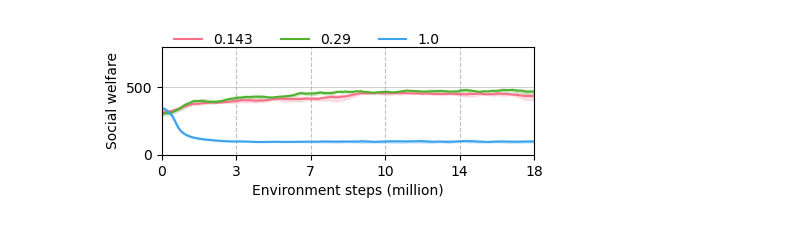
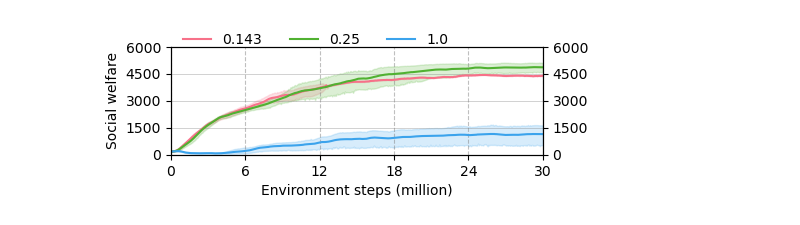
Before and after one commit to Muff2n/meltingpot, a Jupyter notebook: data/plot_results.ipynb, the cells around one changed output. Drawn from its saved outputs; the diff is of its cells as text; code cells hidden in the pictures.

```diff
--- a/data/plot_results.ipynb
+++ b/data/plot_results.ipynb
@@ -37,7 +37,7 @@ clean = {
 
 window = 11
 epochs = 300
-environment = harvest
+environment = clean
 FIGSIZE=(4.8, 1.4)  # for paper
 # FIGSIZE=(10, 4)  # for viewing
 DPI=500
@@ -218,32 +222,39 @@ dfs = [assign_runs(df, s) for s in self_interest_values]
 df = pd.concat(dfs, axis=0, ignore_index=True)
 
 fig, ax = plt.subplots(figsize=FIGSIZE, facecolor='white')
 
 colours = sns.color_palette("husl", len(self_interest_values))
 
 sns.lineplot(
     data=df,
     x='training_iteration',
     y='smoothed_reward',
     hue='self-interest',
     errorbar=('ci', 95),  # 95% confidence interval
     palette=colours,
     ax=ax,
     # estimator='mean',
     # color='blue',
     # n_boot=1000,
 )
 
 ax.set_xlabel('Environment steps (million)')
 ax.set_ylabel('Social welfare')
 ax.set_xlim(0, scratch_epochs)
-ax.set_ylim(0, environment['ylim'])
+ylim = environment['ylim']
+ax.set_ylim(0, ylim)
 ax.set_xticks(np.arange(0, scratch_epochs + 1, scratch_epochs / 5))
 ax.set_xticklabels(np.arange(0, scratch_epochs * 30 * 2000 / 1e6 + 1, scratch_epochs / 5 * 30 * 2000 / 1e6).astype(int))
+ax.set_yticks(np.arange(0, ylim + 1, ylim / 4))
+
 ax.yaxis.grid(True, linestyle='-', linewidth=0.5, color='grey', alpha=0.5)
 ax.xaxis.grid(True, color='grey', linestyle='--', alpha=0.5)
 ax.legend(bbox_to_anchor=(0, 1.25), loc='upper left', ncol=3, frameon=False)
 
+ax2 = ax.twinx()
+ax2.set_ylim(ax.get_ylim())  # Make sure the limits are the same
+ax2.set_yticks(ax.get_yticks())  # Duplicate the tick marks
+
 fig.savefig(f'scratch_{environment["name"]}', dpi=DPI, bbox_inches='tight')
 # %% [output]
-[figure, old version]
+[figure, new version]
```
Also changed, not shown: parts of 4 cells of this notebook, 2 other files.
